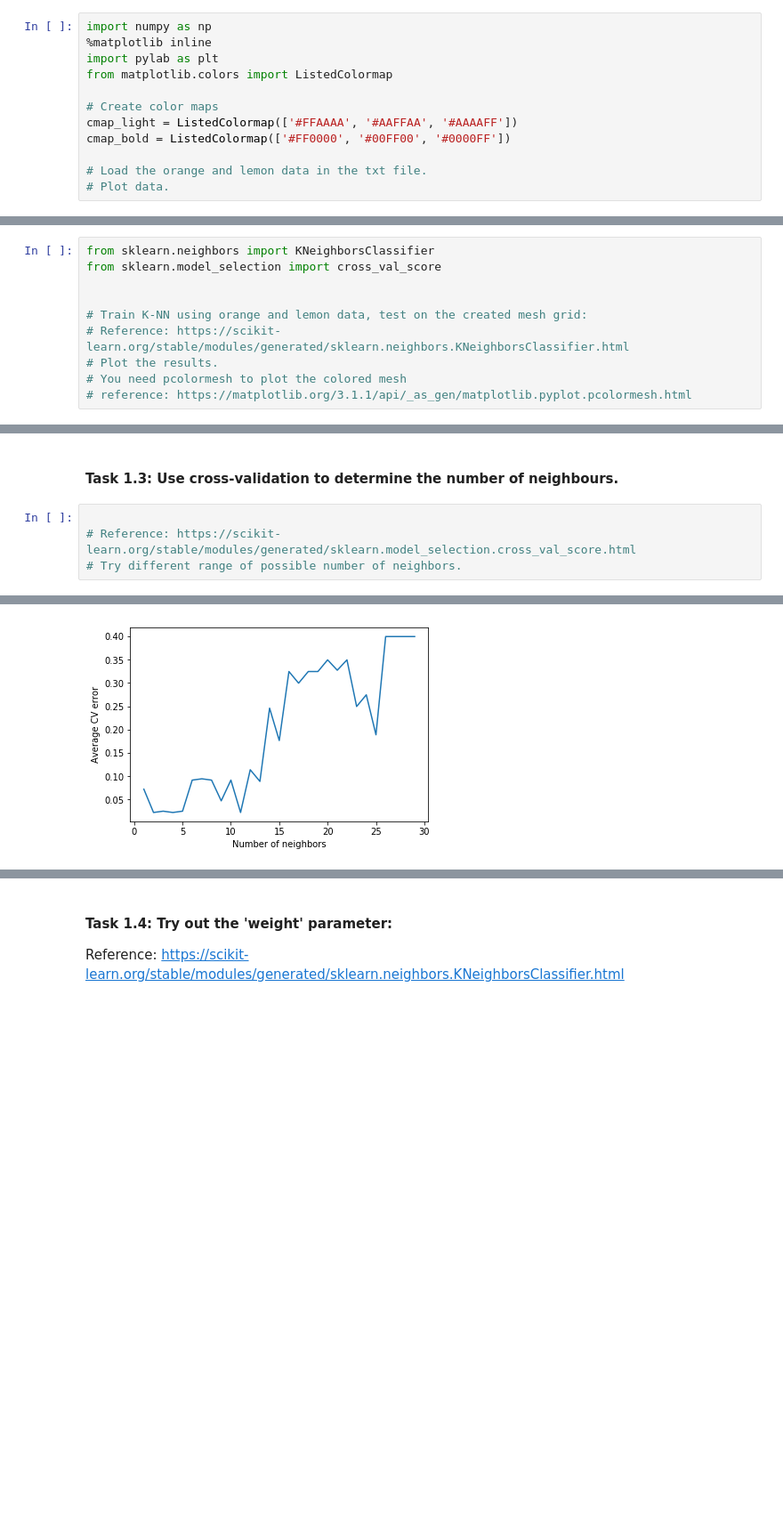
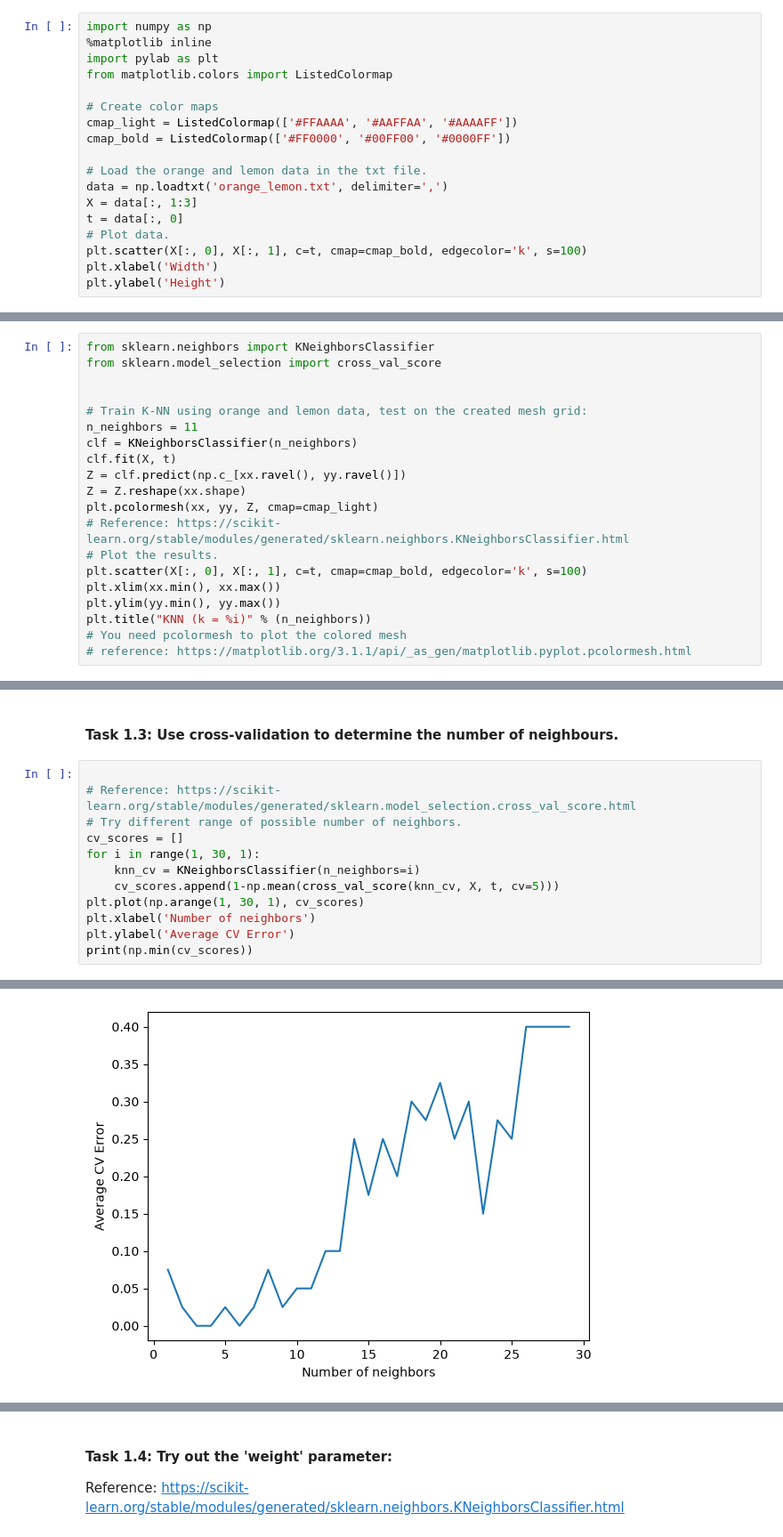
Before and after one commit to SubhranshuPan/COMPSCI5100, a Jupyter notebook: Lab_notebooks/week3/ML4DS_week3_lab.ipynb, the cells around one changed output, grey strips where cells are left out. Shown at 89% size. Cells and saved outputs as stored; diff of their text form; blank space fills up the shorter version.

```diff
--- a/Lab_notebooks/week3/ML4DS_week3_lab.ipynb
+++ b/Lab_notebooks/week3/ML4DS_week3_lab.ipynb
@@ -23,6 +23,12 @@ cmap_light = ListedColormap(['#FFAAAA', '#AAFFAA', '#AAAAFF'])
 cmap_bold = ListedColormap(['#FF0000', '#00FF00', '#0000FF'])
 
 # Load the orange and lemon data in the txt file.
+data = np.loadtxt('orange_lemon.txt', delimiter=',')
+X = data[:, 1:3]
+t = data[:, 0]
 # Plot data.
+plt.scatter(X[:, 0], X[:, 1], c=t, cmap=cmap_bold, edgecolor='k', s=100)
+plt.xlabel('Width')
+plt.ylabel('Height')
 # %% [output]
 Text(0, 0.5, 'Height')
@@ -44,8 +50,18 @@ from sklearn.model_selection import cross_val_score
 
 
 # Train K-NN using orange and lemon data, test on the created mesh grid:
+n_neighbors = 11
+clf = KNeighborsClassifier(n_neighbors)
+clf.fit(X, t)
+Z = clf.predict(np.c_[xx.ravel(), yy.ravel()])
+Z = Z.reshape(xx.shape)
+plt.pcolormesh(xx, yy, Z, cmap=cmap_light)
 # Reference: https://scikit-learn.org/stable/modules/generated/sklearn.neighbors.KNeighborsClassifier.html
 # Plot the results.
+plt.scatter(X[:, 0], X[:, 1], c=t, cmap=cmap_bold, edgecolor='k', s=100)
+plt.xlim(xx.min(), xx.max())
+plt.ylim(yy.min(), yy.max())
+plt.title("KNN (k = %i)" % (n_neighbors))
 # You need pcolormesh to plot the colored mesh
 # reference: https://matplotlib.org/3.1.1/api/_as_gen/matplotlib.pyplot.pcolormesh.html
 # %% [output]
@@ -57,4 +73,12 @@ Text(0.5, 1.0, 'KNN (k = 11)')
 
 # Reference: https://scikit-learn.org/stable/modules/generated/sklearn.model_selection.cross_val_score.html
 # Try different range of possible number of neighbors.
+cv_scores = []
+for i in range(1, 30, 1):
+    knn_cv = KNeighborsClassifier(n_neighbors=i)
+    cv_scores.append(1-np.mean(cross_val_score(knn_cv, X, t, cv=5)))
+plt.plot(np.arange(1, 30, 1), cv_scores)
+plt.xlabel('Number of neighbors')
+plt.ylabel('Average CV Error')
+print(np.min(cv_scores))
 # %% [output]
@@ -62 +86 @@ Text(0.5, 1.0, 'KNN (k = 11)')
-[figure, old version]
+[figure, new version]
```
Also changed, not shown: parts of 18 cells of this notebook, 1 other file.
